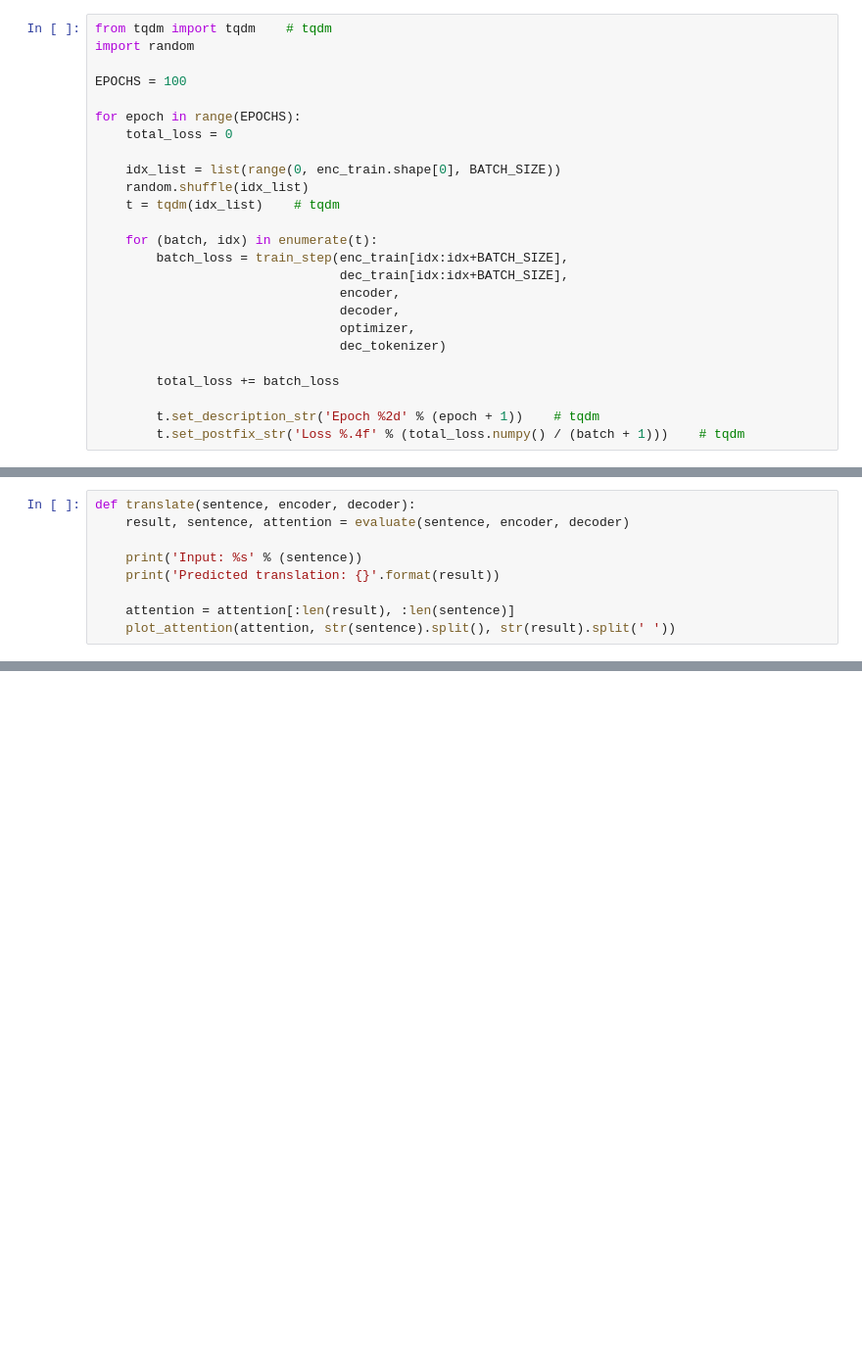
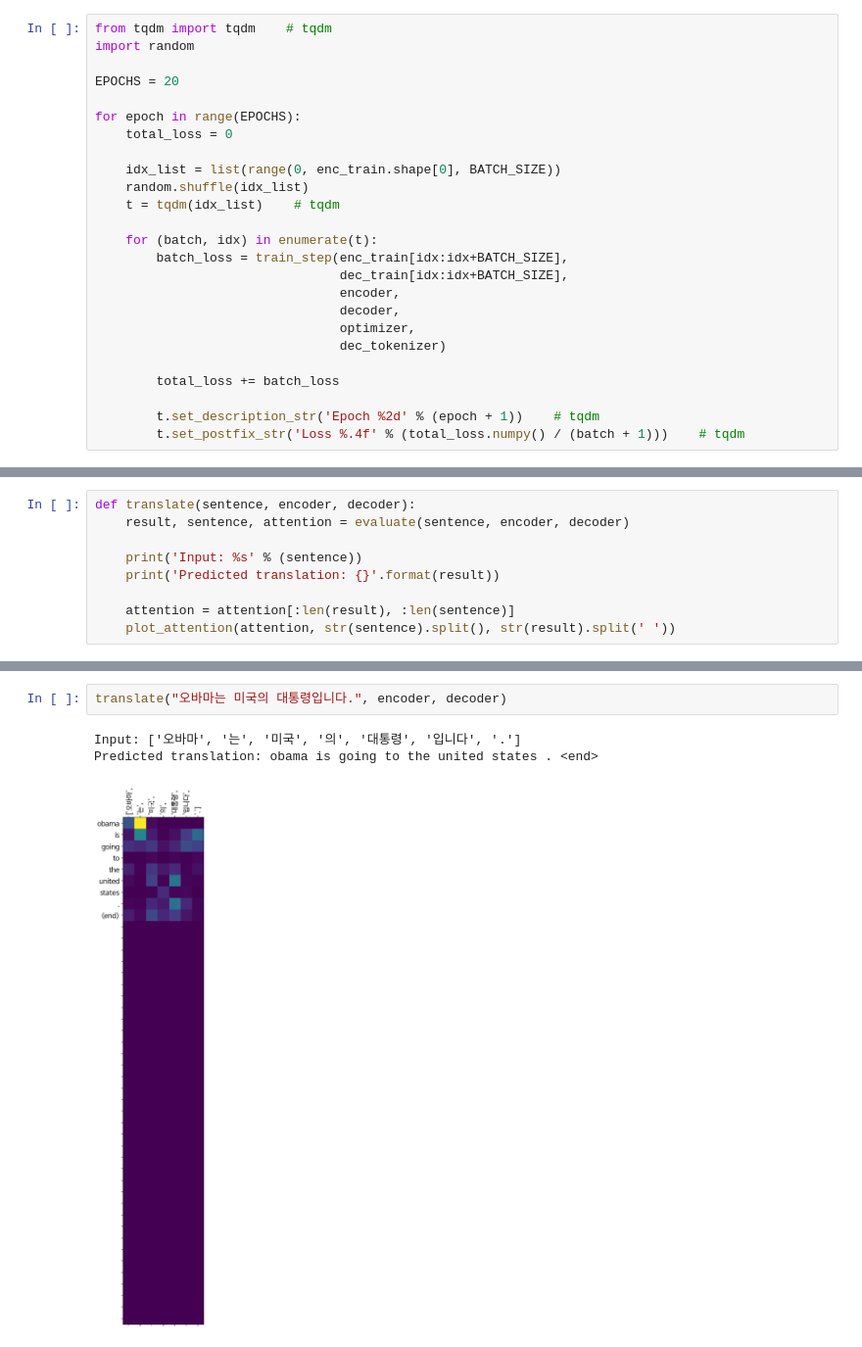
Before and after one commit to Jeon0866/AIFFEL_GoingDeeper, a Jupyter notebook: GD8_NLP_Seq2Seq_attention.ipynb, the cells around one changed output, grey strips where cells are left out. Shown: that part at 98% size. Saved outputs shown, nothing was run; the diff lists cells and outputs as text; blank space fills up the shorter version.

```diff
--- a/GD8_NLP_Seq2Seq_attention.ipynb
+++ b/GD8_NLP_Seq2Seq_attention.ipynb
@@ -363,7 +364,7 @@ dec_train = dec_tensor
 from tqdm import tqdm    # tqdm
 import random
 
-EPOCHS = 100
+EPOCHS = 20
 
 for epoch in range(EPOCHS):
     total_loss = 0
@@ -452,0 +456,6 @@ translate("나는 대한민국의 시민이다.", encoder, decoder)
+# %%
+translate("오바마는 미국의 대통령입니다.", encoder, decoder)
+# %% [output]
+Input: ['오바마', '는', '미국', '의', '대통령', '입니다', '.']
+Predicted translation: obama is going to the united states . <end>
+[figure, added]
```
Also changed, not shown: parts of 7 cells of this notebook.
